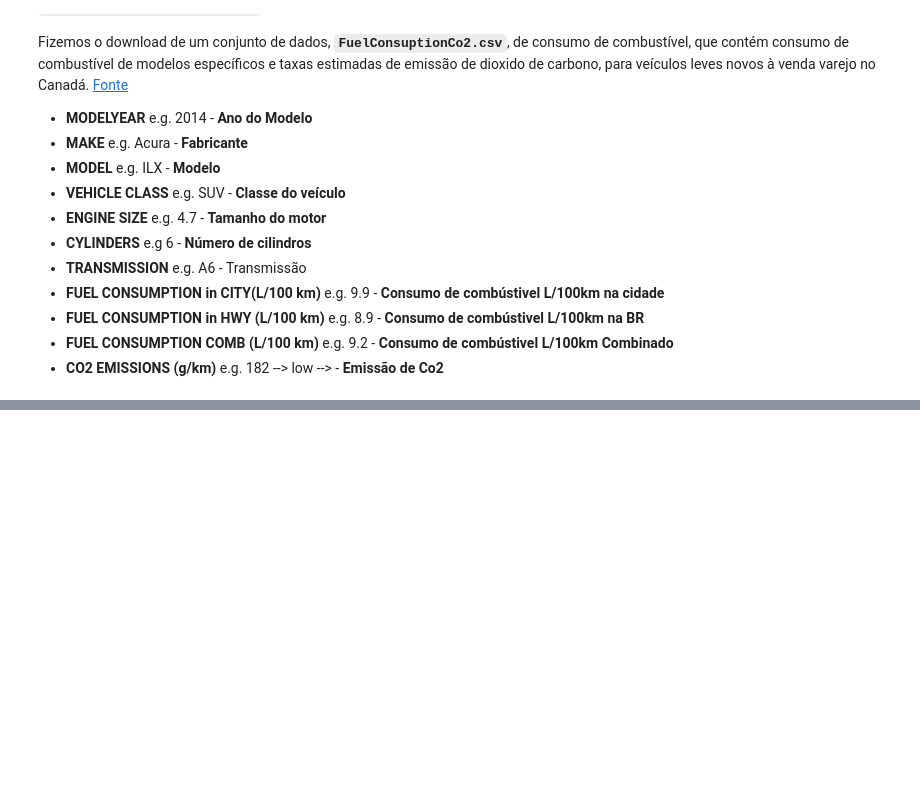
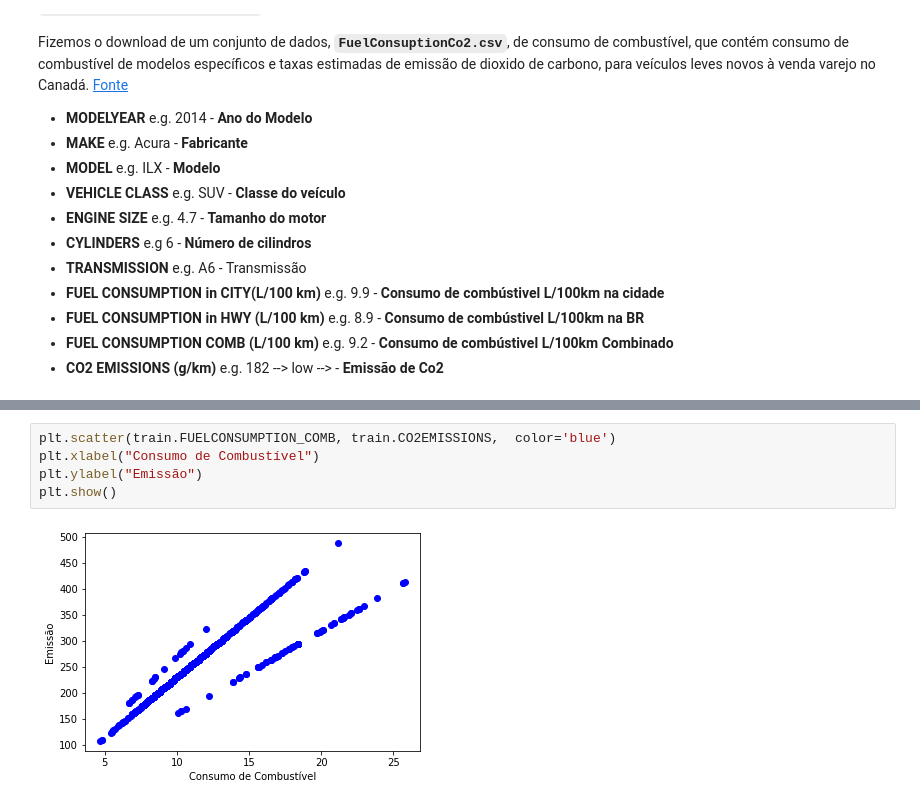
Before and after one commit to kauebr/Machine-Learning-Projects-IBM, a Jupyter notebook: Regressao linear multipla/Emissoes_co2.ipynb, the cells around one changed output, grey strips where cells are left out. Drawn from its saved outputs; the diff is of its cells as text; blank space fills up the shorter version.

```diff
--- a/Regressao linear multipla/Emissoes_co2.ipynb
+++ b/Regressao linear multipla/Emissoes_co2.ipynb
@@ -70,0 +115,7 @@ Fizemos o download de um conjunto de dados, **`FuelConsuptionCo2.csv`**, de cons
+# %%
+plt.scatter(train.FUELCONSUMPTION_COMB, train.CO2EMISSIONS,  color='blue')
+plt.xlabel("Consumo de Combustível")
+plt.ylabel("Emissão")
+plt.show()
+# %% [output]
+[figure, added]
```
Also changed, not shown: parts of 12 cells of this notebook.
